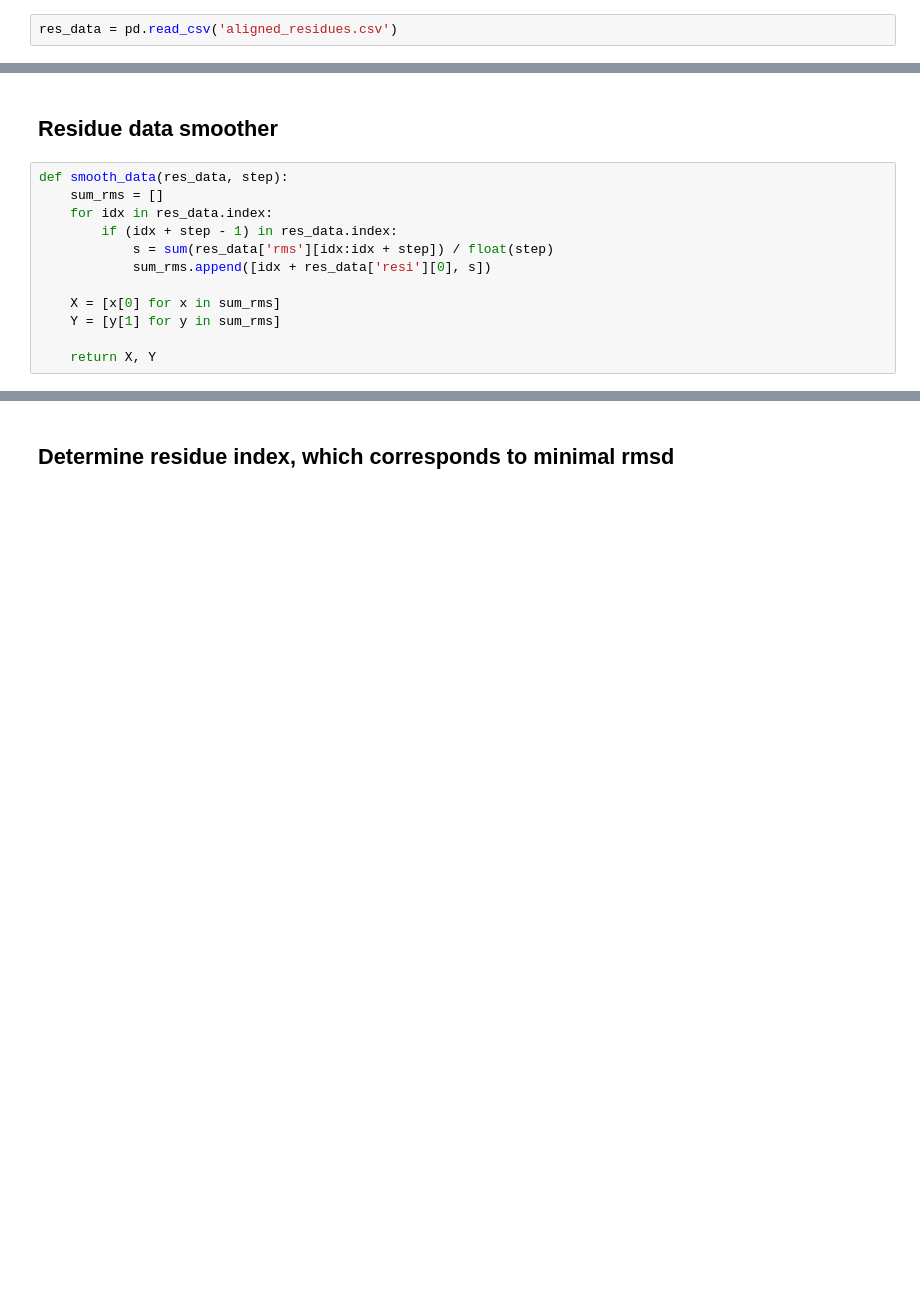
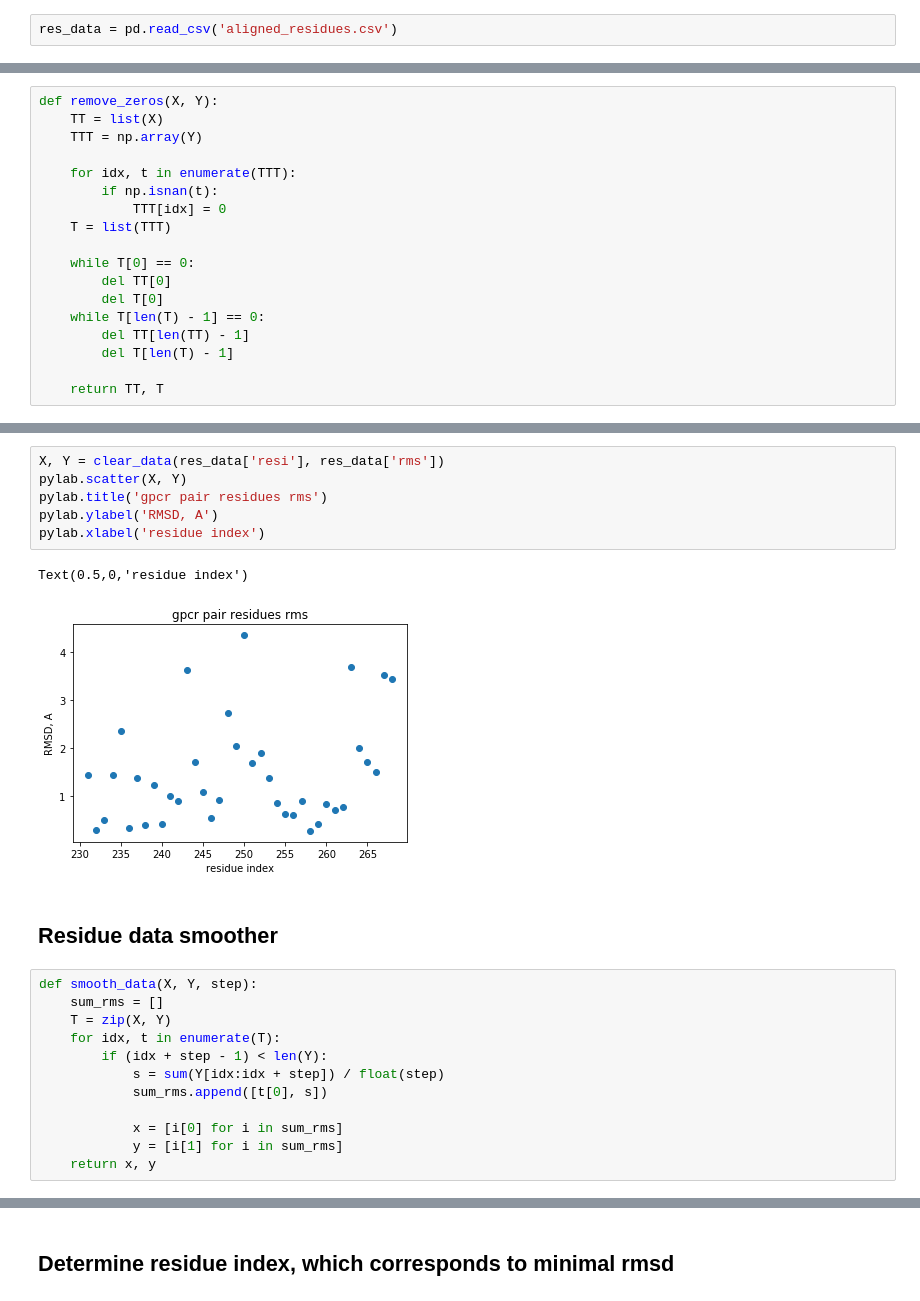
Before and after one commit to andrii-kurdiuk/GPCRSampling, a Jupyter notebook: DataAnalysis/aligned_resides_analysis.ipynb, the cells around one changed output, grey strips where cells are left out. Saved outputs shown, nothing was run; the diff lists cells and outputs as text; blank space fills up the shorter version.

```diff
--- a/DataAnalysis/aligned_resides_analysis.ipynb
+++ b/DataAnalysis/aligned_resides_analysis.ipynb
@@ -19,0 +26,18 @@ Text(0.5,0,'residue index')
+# %%
+def remove_zeros(X, Y):
+    TT = list(X)
+    TTT = np.array(Y)
+
+    for idx, t in enumerate(TTT):
+        if np.isnan(t):
+            TTT[idx] = 0
+    T = list(TTT)
+
+    while T[0] == 0:
+        del TT[0]
+        del T[0]
+    while T[len(T) - 1] == 0:
+        del TT[len(TT) - 1]
+        del T[len(T) - 1]
+
+    return TT, T
@@ -20,14 +63,23 @@ Text(0.5,0,'residue index')
+# %%
+X, Y = clear_data(res_data['resi'], res_data['rms'])
+pylab.scatter(X, Y)
+pylab.title('gpcr pair residues rms')
+pylab.ylabel('RMSD, A')
+pylab.xlabel('residue index')
+# %% [output]
+Text(0.5,0,'residue index')
+[figure, added]
 # %% [markdown]
 ## Residue data smoother
 # %%
-def smooth_data(res_data, step):
+def smooth_data(X, Y, step):
     sum_rms = []
-    for idx in res_data.index:
-        if (idx + step - 1) in res_data.index:
-            s = sum(res_data['rms'][idx:idx + step]) / float(step)
-            sum_rms.append([idx + res_data['resi'][0], s])
+    T = zip(X, Y)
+    for idx, t in enumerate(T):
+        if (idx + step - 1) < len(Y):
+            s = sum(Y[idx:idx + step]) / float(step)
+            sum_rms.append([t[0], s])
 
-    X = [x[0] for x in sum_rms]
-    Y = [y[1] for y in sum_rms]
-
-    return X, Y
+            x = [i[0] for i in sum_rms]
+            y = [i[1] for i in sum_rms]
+    return x, y
```
Also changed, not shown: parts of 13 cells of this notebook, 2 other files.
